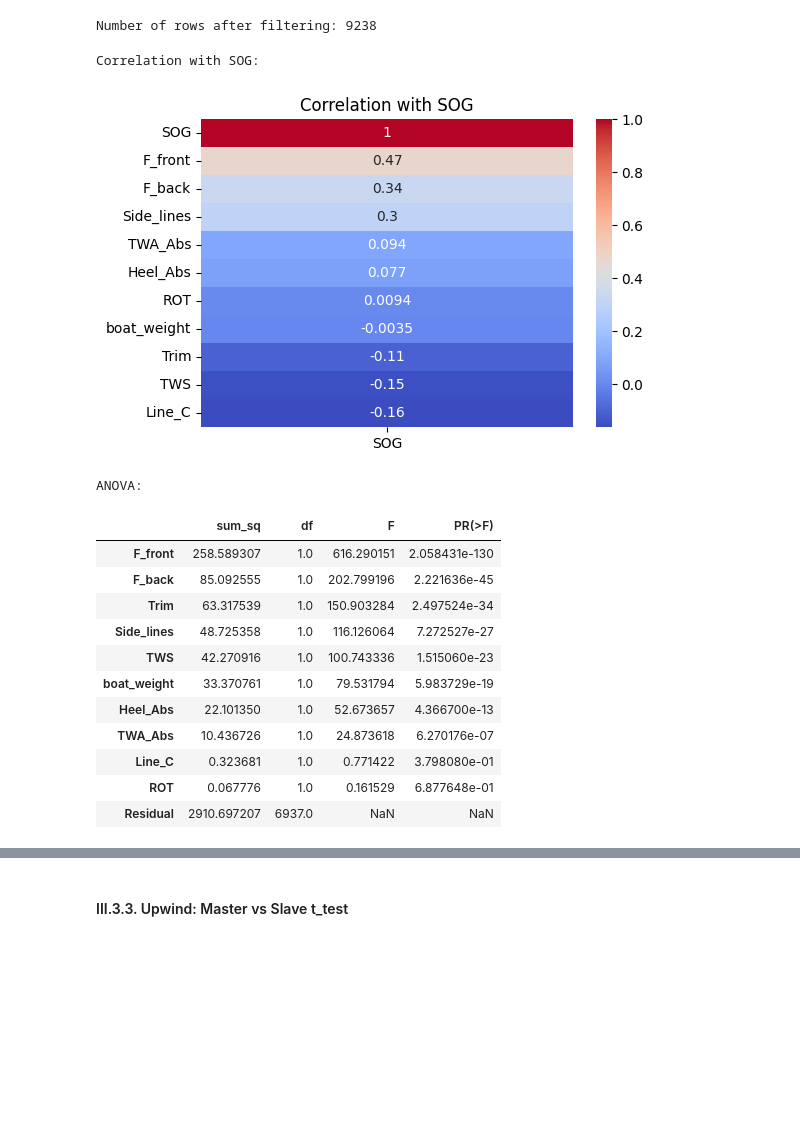
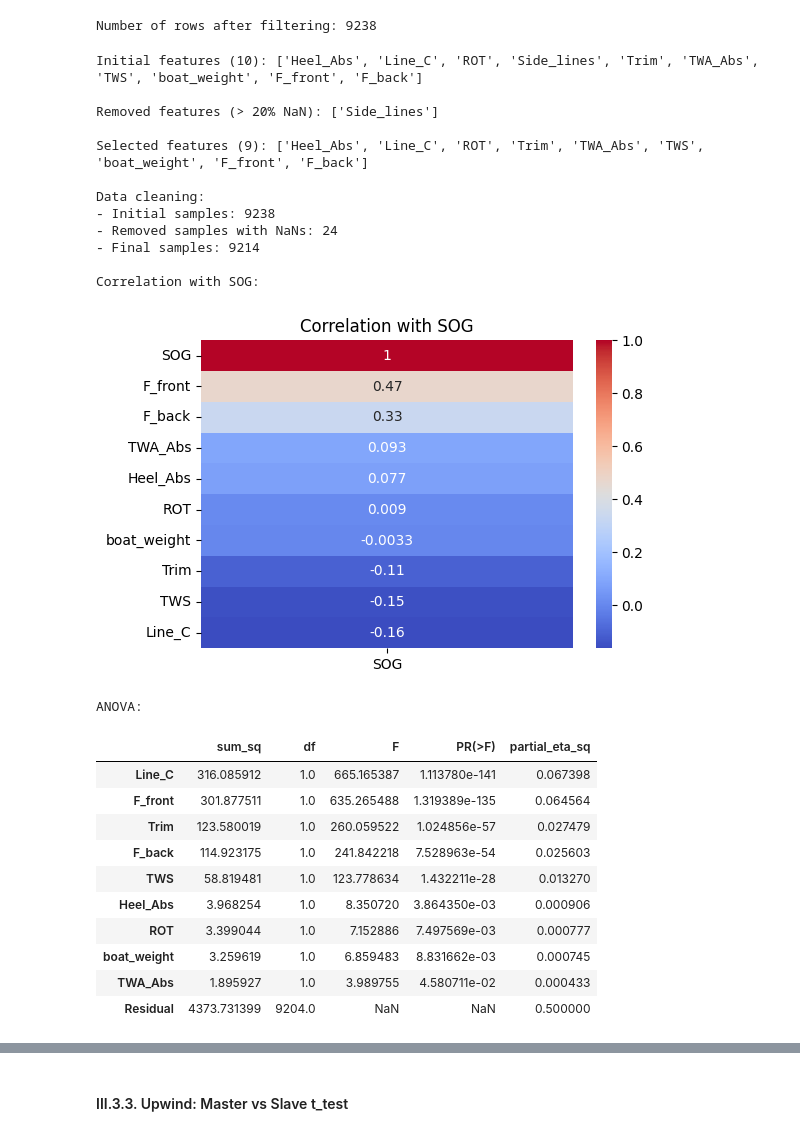
Before and after one commit to HusamJubranEPFL/FormulaKiteDataAnalysis, a Jupyter notebook: Straight Run/analysis_senseboard.ipynb, the cells around one changed output, grey strips where cells are left out. Drawn from its saved outputs; the diff is of its cells as text; code cells hidden in the pictures; blank space fills up the shorter version.

```diff
--- a/Straight Run/analysis_senseboard.ipynb
+++ b/Straight Run/analysis_senseboard.ipynb
@@ -617,21 +429,31 @@ print(f"Number of rows after filtering: {len(df_numeric_slave_upwind)}")
 # %% [output]
 Number of rows after filtering: 9238
 # %%
-full_analysis(df_numeric_slave_upwind)
+full_analysis(df_numeric_slave_upwind, target_variable="SOG",max_null_ratio= MAX_NULL_RATIO)
 # %% [output]
+Initial features (10): ['Heel_Abs', 'Line_C', 'ROT', 'Side_lines', 'Trim', 'TWA_Abs', 'TWS', 'boat_weight', 'F_front', 'F_back']
+
+Removed features (> 20% NaN): ['Side_lines']
+
+Selected features (9): ['Heel_Abs', 'Line_C', 'ROT', 'Trim', 'TWA_Abs', 'TWS', 'boat_weight', 'F_front', 'F_back']
+
+Data cleaning:
+- Initial samples: 9238
+- Removed samples with NaNs: 24
+- Final samples: 9214
+
 Correlation with SOG:
-[figure, old version]
+[figure, new version]
 ANOVA:
-|  | sum_sq | df | F | PR(>F) |
-| F_front | 258.589307 | 1.0 | 616.290151 | 2.058431e-130 |
-| F_back | 85.092555 | 1.0 | 202.799196 | 2.221636e-45 |
-| Trim | 63.317539 | 1.0 | 150.903284 | 2.497524e-34 |
-| Side_lines | 48.725358 | 1.0 | 116.126064 | 7.272527e-27 |
-| TWS | 42.270916 | 1.0 | 100.743336 | 1.515060e-23 |
-| boat_weight | 33.370761 | 1.0 | 79.531794 | 5.983729e-19 |
-| Heel_Abs | 22.101350 | 1.0 | 52.673657 | 4.366700e-13 |
-| TWA_Abs | 10.436726 | 1.0 | 24.873618 | 6.270176e-07 |
-| Line_C | 0.323681 | 1.0 | 0.771422 | 3.798080e-01 |
-| ROT | 0.067776 | 1.0 | 0.161529 | 6.877648e-01 |
-| Residual | 2910.697207 | 6937.0 | NaN | NaN |
+|  | sum_sq | df | F | PR(>F) | partial_eta_sq |
+| Line_C | 316.085912 | 1.0 | 665.165387 | 1.113780e-141 | 0.067398 |
+| F_front | 301.877511 | 1.0 | 635.265488 | 1.319389e-135 | 0.064564 |
+| Trim | 123.580019 | 1.0 | 260.059522 | 1.024856e-57 | 0.027479 |
+| F_back | 114.923175 | 1.0 | 241.842218 | 7.528963e-54 | 0.025603 |
+| TWS | 58.819481 | 1.0 | 123.778634 | 1.432211e-28 | 0.013270 |
+| Heel_Abs | 3.968254 | 1.0 | 8.350720 | 3.864350e-03 | 0.000906 |
+| ROT | 3.399044 | 1.0 | 7.152886 | 7.497569e-03 | 0.000777 |
+| boat_weight | 3.259619 | 1.0 | 6.859483 | 8.831662e-03 | 0.000745 |
+| TWA_Abs | 1.895927 | 1.0 | 3.989755 | 4.580711e-02 | 0.000433 |
+| Residual | 4373.731399 | 9204.0 | NaN | NaN | 0.500000 |
 Polynomial fit:
```
Also changed, not shown: parts of 26 cells of this notebook, 2 other files.
